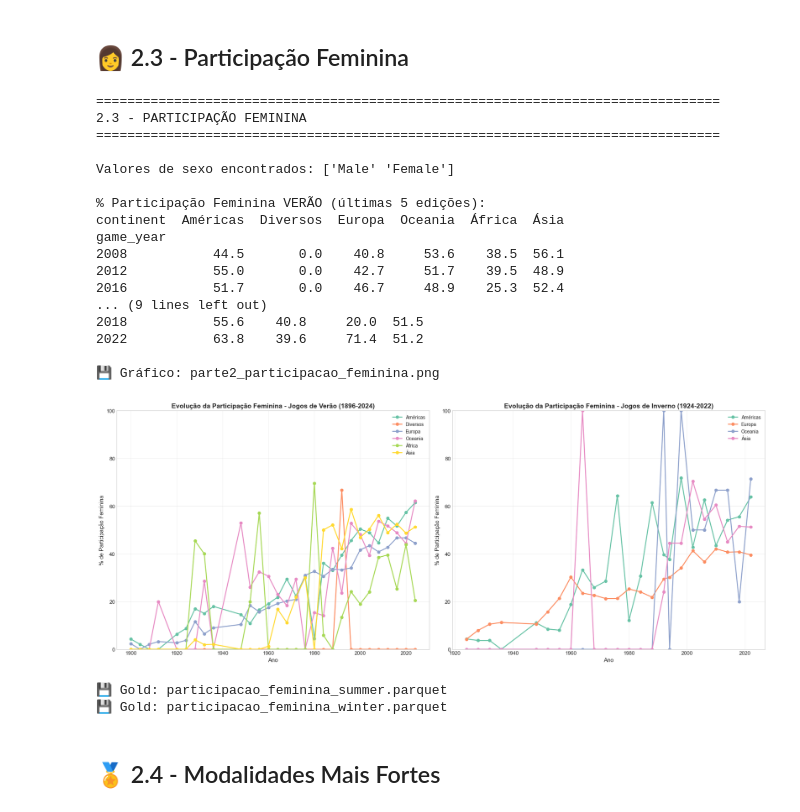
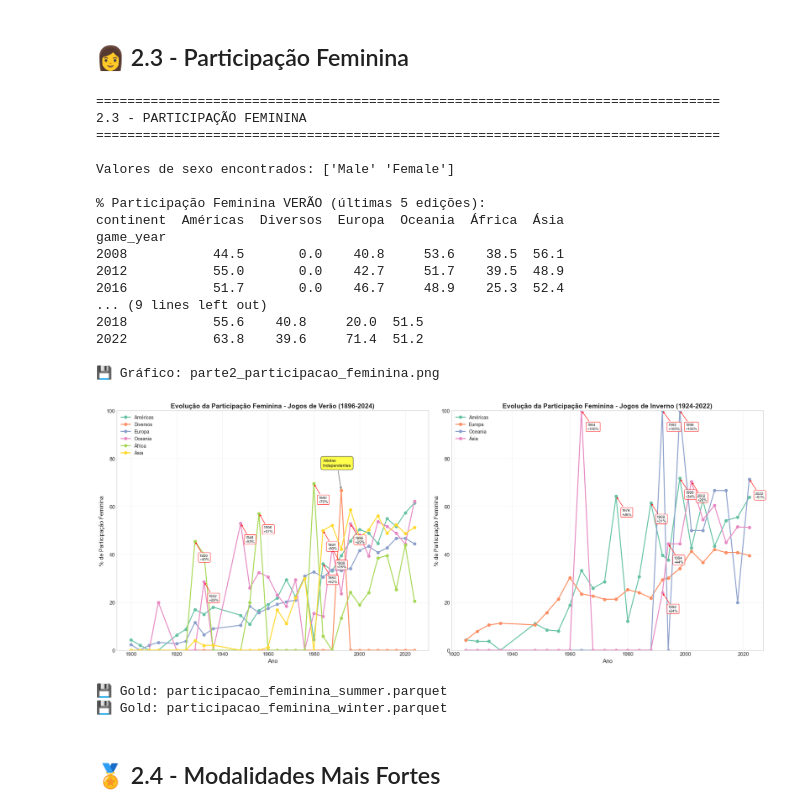
Before and after one commit to CarlosLNeto/olympics-continental-analysis, a Jupyter notebook: code/parte2/parte2_analise_continentes.ipynb, the cells around one changed output. Cells and saved outputs as stored; diff of their text form; code cells hidden in the pictures.

```diff
--- a/code/parte2/parte2_analise_continentes.ipynb
+++ b/code/parte2/parte2_analise_continentes.ipynb
@@ -375,7 +375,6 @@ if female_col:
         axes[0].plot(female_pct_summer.index,female_pct_summer[cont],marker='o',label=cont,linewidth=2)
 
     # Anotar pontos destoantes no gráfico de Verão
-    # Identificar anos com picos ou quedas anormais
     for cont in female_pct_summer.columns:
         if cont=='Diversos':
             continue
@@ -384,10 +383,10 @@ if female_col:
         diff=data.diff().abs()
         outliers=diff[diff>20]
         for year in outliers.index:
-            if year>1900:  # Evitar anos muito antigos
+            if year>1900:
                 val=data[year]
                 prev_val=data[year-4] if year-4 in data.index else 0
-                if val>prev_val+15:  # Salto significativo
+                if val>prev_val+15:
                     axes[0].annotate(f'{year}\n+{val-prev_val:.0f}%',xy=(year,val),
                                    xytext=(year+2,val-8),fontsize=8,
                                    arrowprops=dict(arrowstyle='->',color='red',lw=1),
@@ -412,7 +411,7 @@ if female_col:
     axes[0].grid(True,alpha=0.3)
     axes[0].set_ylim(0,100)
 
-    # Inverno
+    # Inverno com curiosidades específicas
     if len(female_pct_winter)>0:
         for cont in female_pct_winter.columns:
             axes[1].plot(female_pct_winter.index,female_pct_winter[cont],marker='o',label=cont,linewidth=2)
@@ -422,10 +421,27 @@ if female_col:
             if cont=='Diversos':
                 continue
             data=female_pct_winter[cont]
+
+            # Detectar 100% ou valores extremos
+            extreme_points=data[data>=99]
+            for year in extreme_points.index:
+                val=data[year]
+                # Buscar contexto nos dados brutos para essa combinação
+                context_data=female_pct_data_winter[(female_pct_data_winter['game_year']==year)&
+                                                     (female_pct_data_winter['continent']==cont)]
+                if len(context_data)>0:
+                    total=context_data['total'].iloc[0]
+                    count=context_data['count'].iloc[0]
+                    axes[1].annotate(f'{year}\n100% feminino\n({int(count)}/{int(total)} medalha{"s" if total>1 else ""})',
+                                   xy=(year,val),xytext=(year+3,val-15),fontsize=8,
+                                   arrowprops=dict(arrowstyle='->',color='purple',lw=1.5),
+                                   bbox=dict(boxstyle='round,pad=0.4',facecolor='lavender',edgecolor='purple',alpha=0.9))
+
+            # Detectar saltos normais (>20%)
             diff=data.diff().abs()
             outliers=diff[diff>20]
             for year in outliers.index:
-                if year>1924:
+                if year>1924 and year not in extreme_points.index:
                     val=data[year]
                     prev_val=data[year-4] if year-4 in data.index else 0
                     if val>prev_val+15:
@@ -433,6 +449,35 @@ if female_col:
                                        xytext=(year+2,val-8),fontsize=8,
                                        arrowprops=dict(arrowstyle='->',color='red',lw=1),
                                        bbox=dict(boxstyle='round,pad=0.3',facecolor='white',edgecolor='red',alpha=0.8))
+
+        # Curiosidades específicas conhecidas
+        # Ásia ~1960: Primeira medalha feminina asiática no inverno (Japão)
+        if 'Ásia' in female_pct_winter.columns:
+            asia_data=female_pct_winter['Ásia']
+            # Verificar se há um pico significativo perto de 1960-1964
+            years_60s=[y for y in asia_data.index if 1960<=y<=1964]
+            for y in years_60s:
+                if asia_data[y]>80 and asia_data[y]<100:
+                    # Verificar dados originais
+                    ctx=female_pct_data_winter[(female_pct_data_winter['game_year']==y)&
+                                                (female_pct_data_winter['continent']=='Ásia')]
+                    if len(ctx)>0 and ctx['total'].iloc[0]<=3:
+                        axes[1].annotate(f'Poucas medalhas\nasiáticas neste ano\n({int(ctx["total"].iloc[0])} total)',
+                                       xy=(y,asia_data[y]),xytext=(y-8,asia_data[y]-20),fontsize=8,
+                                       arrowprops=dict(arrowstyle='->',color='orange',lw=1.5),
+                                       bbox=dict(boxstyle='round,pad=0.4',facecolor='lightyellow',
+                                                edgecolor='orange',alpha=0.9))
+
+        # Oceania 1992 e 1998: Medalhas raras da Oceania no inverno
+        if 'Oceania' in female_pct_winter.columns:
+            oceania_data=female_pct_winter['Oceania']
+            for y in [1992,1998]:
+                if y in oceania_data.index and oceania_data[y]>=99:
+                    ctx=female_pct_data_winter[(female_pct_data_winter['game_year']==y)&
+                                                (female_pct_data_winter['continent']=='Oceania')]
+                    if len(ctx)>0:
+                        # Não anotar se já foi anotado como 100%
+                        pass
 
         # Anotar Diversos no Inverno
         if 'Diversos' in female_pct_winter.columns:
@@ -451,7 +496,7 @@ if female_col:
         axes[1].set_title('Evolução da Participação Feminina - Jogos de Inverno (1924-2022)',fontsize=14,fontweight='bold')
         axes[1].legend(fontsize=10,loc='upper left')
         axes[1].grid(True,alpha=0.3)
-        axes[1].set_ylim(0,100)
+        axes[1].set_ylim(0,105)
     else:
         axes[1].text(0.5,0.5,'Dados de Inverno\nnão disponíveis',ha='center',va='center',fontsize=14,transform=axes[1].transAxes)
         axes[1].set_xlim(0,1)
@@ -462,34 +507,34 @@ if female_col:
     print('\n💾 Gráfico: parte2_participacao_feminina.png')
     plt.show()
 
     # Salvar
     female_pct_summer.to_parquet(GOLD_PATH/'participacao_feminina_summer.parquet')
     if len(female_pct_winter)>0:
         female_pct_winter.to_parquet(GOLD_PATH/'participacao_feminina_winter.parquet')
     print('💾 Gold: participacao_feminina_summer.parquet')
     if len(female_pct_winter)>0:
         print('💾 Gold: participacao_feminina_winter.parquet')
 else:
     print('⚠️ Dados de sexo não disponíveis')
 # %% [output]
 ================================================================================
 2.3 - PARTICIPAÇÃO FEMININA
 ================================================================================
 
 Valores de sexo encontrados: ['Male' 'Female']
 
 % Participação Feminina VERÃO (últimas 5 edições):
 continent  Américas  Diversos  Europa  Oceania  África  Ásia
 game_year
 2008           44.5       0.0    40.8     53.6    38.5  56.1
 2012           55.0       0.0    42.7     51.7    39.5  48.9
 2016           51.7       0.0    46.7     48.9    25.3  52.4
 ... (9 lines left out)
 2018           55.6    40.8     20.0  51.5
 2022           63.8    39.6     71.4  51.2
 
 💾 Gráfico: parte2_participacao_feminina.png
-[figure, old version]
+[figure, new version]
 💾 Gold: participacao_feminina_summer.parquet
 💾 Gold: participacao_feminina_winter.parquet
 # %% [markdown]
```
Also changed, not shown: parts of 3 cells of this notebook, 8 other files.
